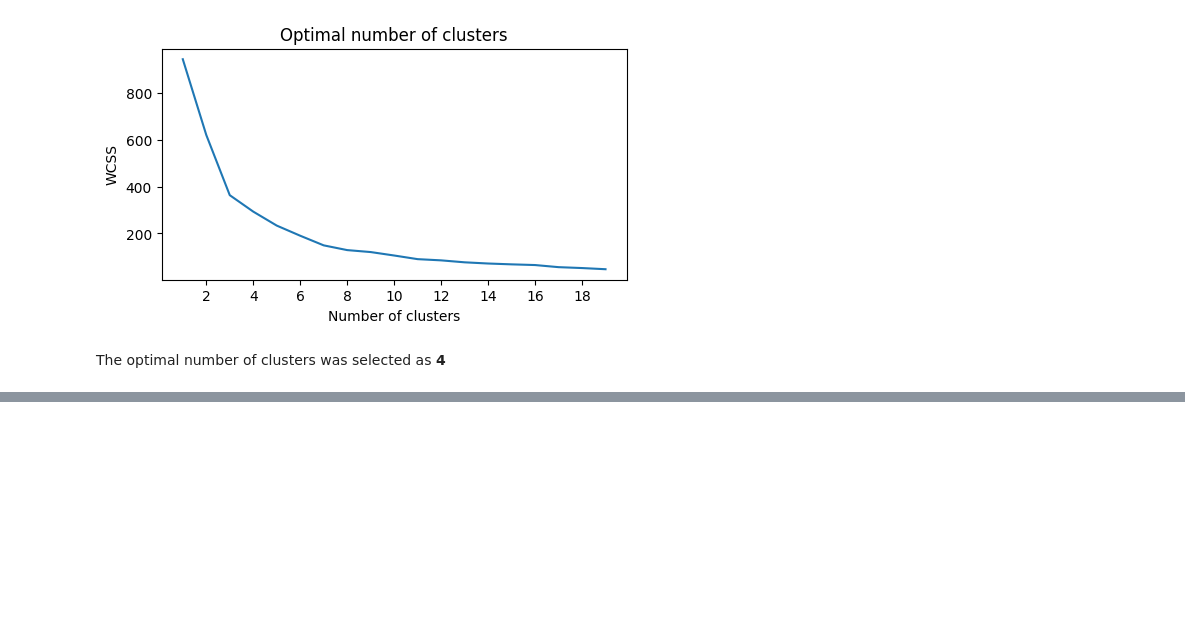
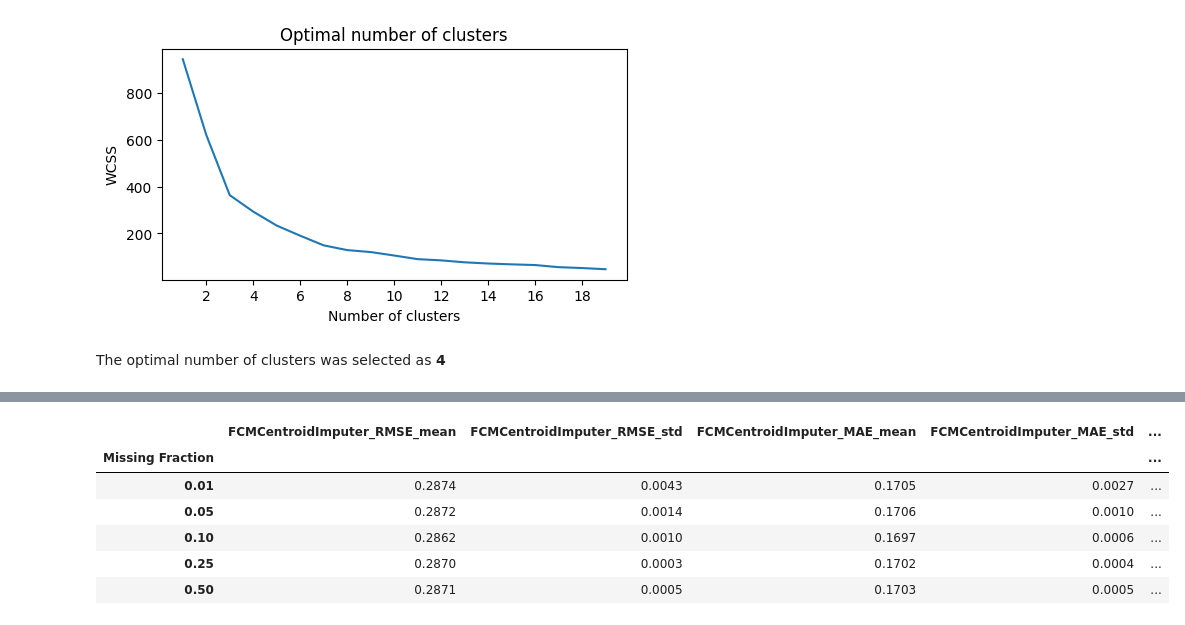
Before and after one commit to szostkawron/ficaria, a Jupyter notebook: experiments/MI.ipynb, the cells around one changed output, grey strips where cells are left out. Saved outputs shown, nothing was run; the diff lists cells and outputs as text; code cells hidden in the pictures; blank space fills up the shorter version.

```diff
--- a/experiments/MI.ipynb
+++ b/experiments/MI.ipynb
@@ -442,0 +647,12 @@ results_statlog_shuttle = evaluation_workflow_single(
+# %%
+results_bike_sharing = pd.read_csv("01_MI_results/bike_sharing.csv")
+summary_bike_sharing = summarize_results(results_bike_sharing)
+summary_bike_sharing
+# %% [output]
+|  | FCMCentroidImputer_RMSE_mean | FCMCentroidImputer_RMSE_std | FCMCentroidImputer_MAE_mean | FCMCentroidImputer_MAE_std | ... |
+| Missing Fraction |  |  |  |  | ... |
+| 0.01 | 0.2874 | 0.0043 | 0.1705 | 0.0027 | ... |
+| 0.05 | 0.2872 | 0.0014 | 0.1706 | 0.0010 | ... |
+| 0.10 | 0.2862 | 0.0010 | 0.1697 | 0.0006 | ... |
+| 0.25 | 0.2870 | 0.0003 | 0.1702 | 0.0004 | ... |
+| 0.50 | 0.2871 | 0.0005 | 0.1703 | 0.0005 | ... |
```
Also changed, not shown: parts of 20 cells of this notebook, 2 other files.
